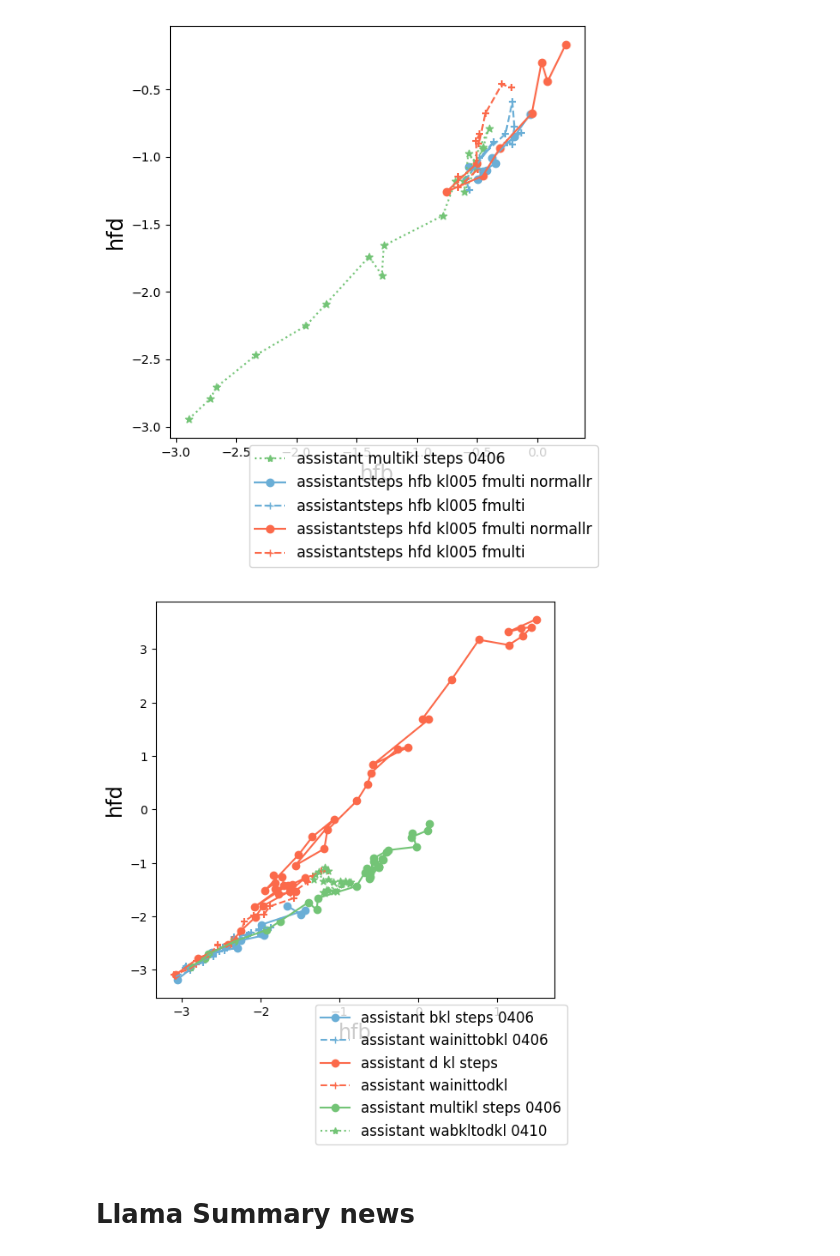
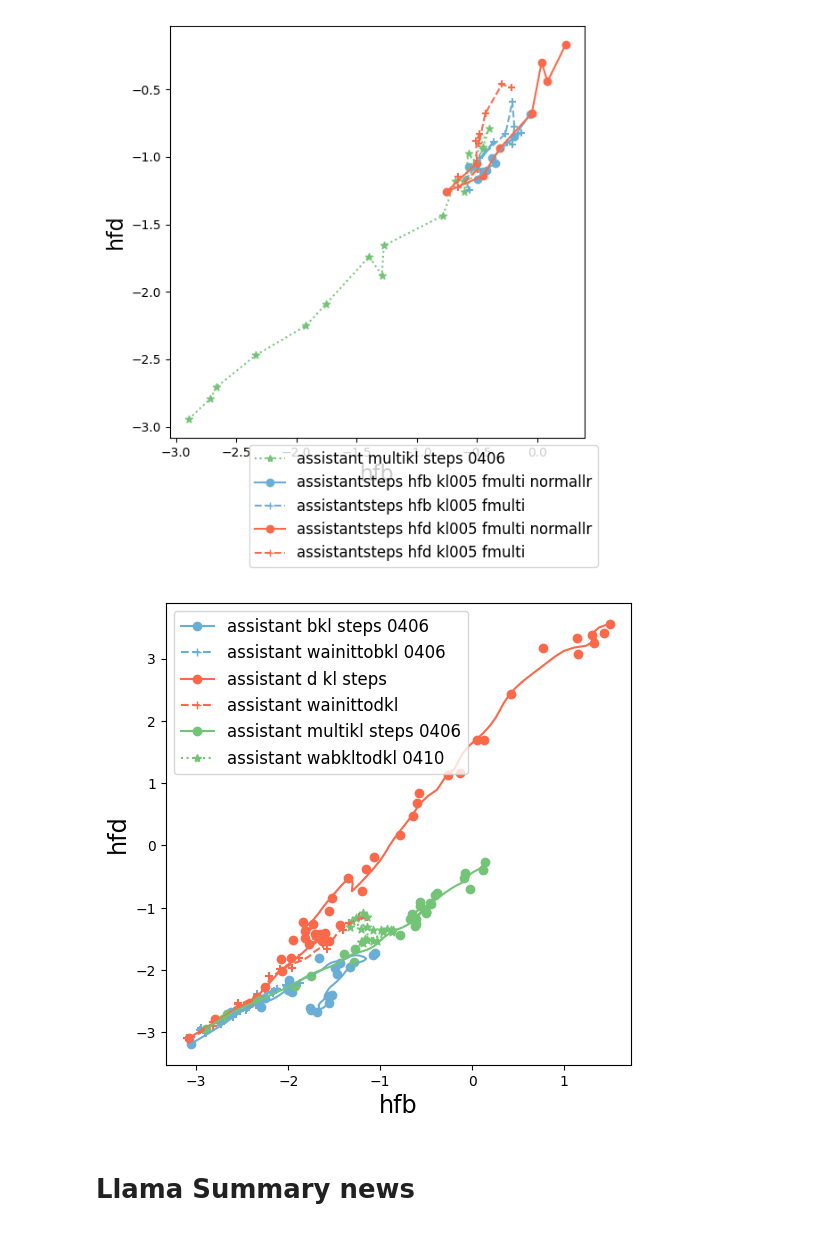
Before and after one commit to alexrame/domainbedv2, a Jupyter notebook: notebooks/rl/nlp/plot_rl.ipynb, the cells around one changed output. Cells and saved outputs as stored; diff of their text form; code cells hidden in the pictures.

```diff
--- a/notebooks/rl/nlp/plot_rl.ipynb
+++ b/notebooks/rl/nlp/plot_rl.ipynb
@@ -46,7 +49,7 @@ colormaps = [
 "Blues_Greys",
 "Dark_Greys",
 ] * 2
-do_save = False
+do_save = True
 # %%
 # llama stack
 # %%
@@ -188,22 +190,22 @@ plot.save_fig(fig=fig_dr, name="assistant/pareto_assistant_multi_hfbhfd.pdf", do
 # %%
 fig_dr = plot.plot_key(
     [module.l for module in modules_assistant],
     # list_indexes=[0,2,4,5],
     key_x="hfb",
     key_y="hfd",
     labels=[module.label for module in modules_assistant],
-    loc=(1.05, 0),
+    # loc=(1.05, 0),
+    loc="upper left",
     colormaps=["Blues", "Blues", "Reds", "Reds", "Greens", "Greens", "Purples", "Greys"],
     linestyles=[
         "solid", "dashed", "solid", "dashed", "solid", "dotted", "dashdot", "dashdot"
     ],
-    connect_endpoints=False,
-    order="connect",
-    # order="savgol_3_1_quadratic",
+    # order="connect",
+    order="savgol_3_1_quadratic",
 )
-plot.save_fig(fig=fig_dr, name="assistant/pareto_assistant_hfbhfd.pdf", do_save=do_save)
+plot.save_fig(fig=fig_dr, name="nlp/pareto_assistant_hfbtohfd.pdf", do_save=do_save)
 # %% [output]
-[figure, old version]
+[figure, new version]
 # %% [markdown]
 # Llama Summary news
 # %%
```
Also changed, not shown: parts of 12 cells of this notebook, 3 other files.
